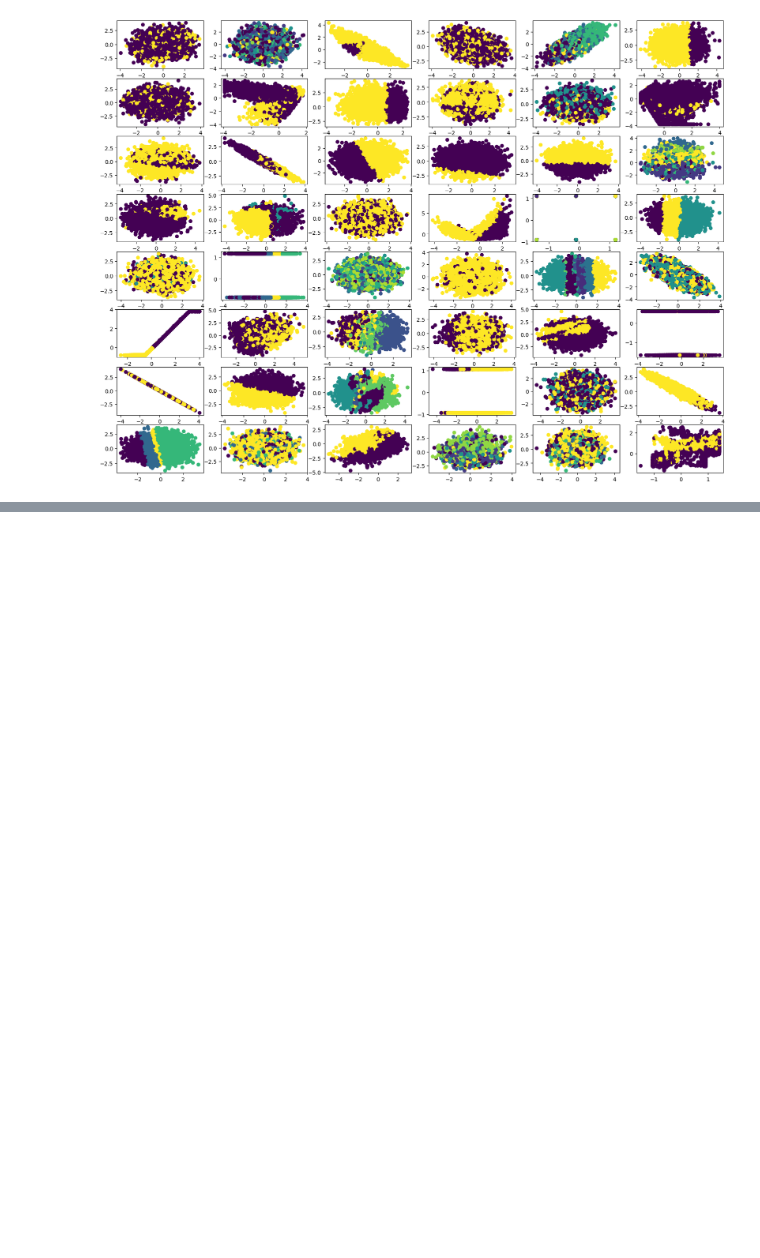
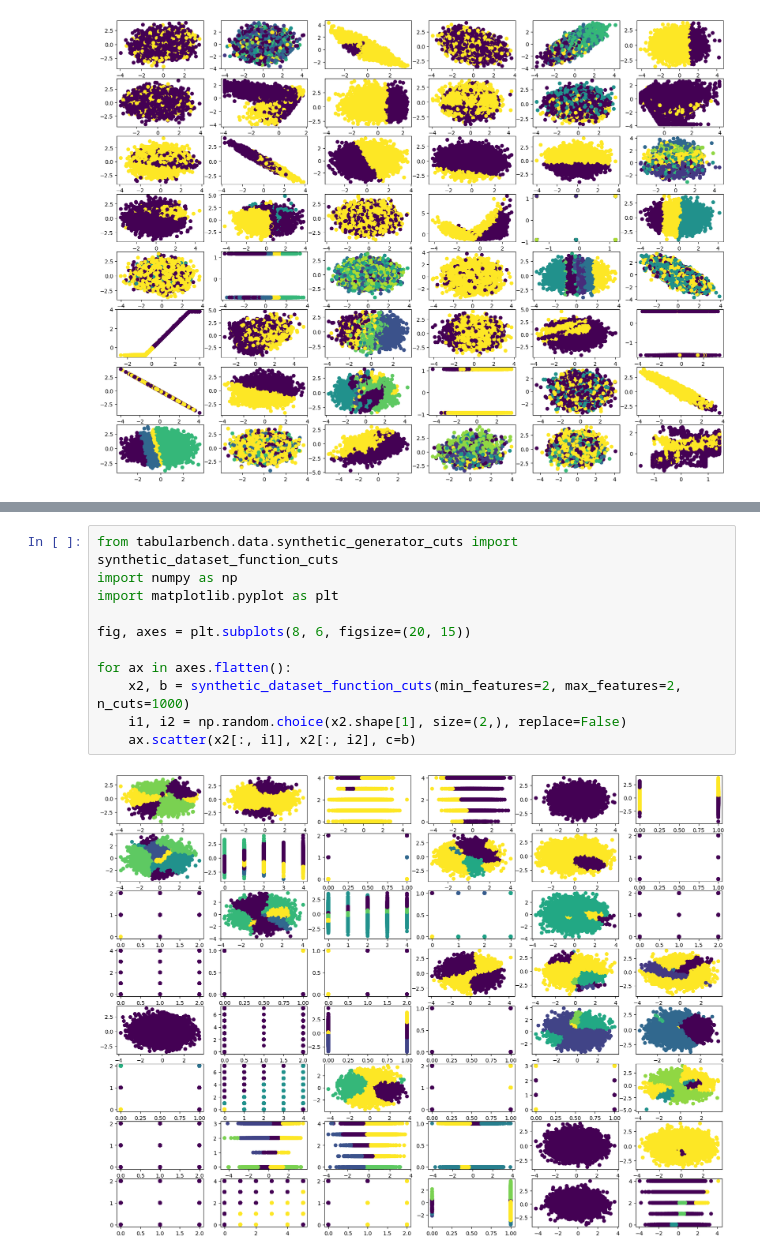
Before and after one commit to FelixdenBreejen/TabForestPFN, a Jupyter notebook: tabularbench/data/forest_generator.ipynb, the cells around one changed output, grey strips where cells are left out. Drawn from its saved outputs; the diff is of its cells as text; blank space fills up the shorter version.

```diff
--- a/tabularbench/data/forest_generator.ipynb
+++ b/tabularbench/data/forest_generator.ipynb
@@ -43,0 +29,13 @@ The slowest run took 569.14 times longer than the fastest. This could mean that
+# %%
+from tabularbench.data.synthetic_generator_cuts import synthetic_dataset_function_cuts
+import numpy as np
+import matplotlib.pyplot as plt
+
+fig, axes = plt.subplots(8, 6, figsize=(20, 15))
+
+for ax in axes.flatten():
+    x2, b = synthetic_dataset_function_cuts(min_features=2, max_features=2, n_cuts=1000)
+    i1, i2 = np.random.choice(x2.shape[1], size=(2,), replace=False)
+    ax.scatter(x2[:, i1], x2[:, i2], c=b)
+# %% [output]
+[figure, added]
```
Also changed, not shown: parts of 3 cells of this notebook, 2 other files.
